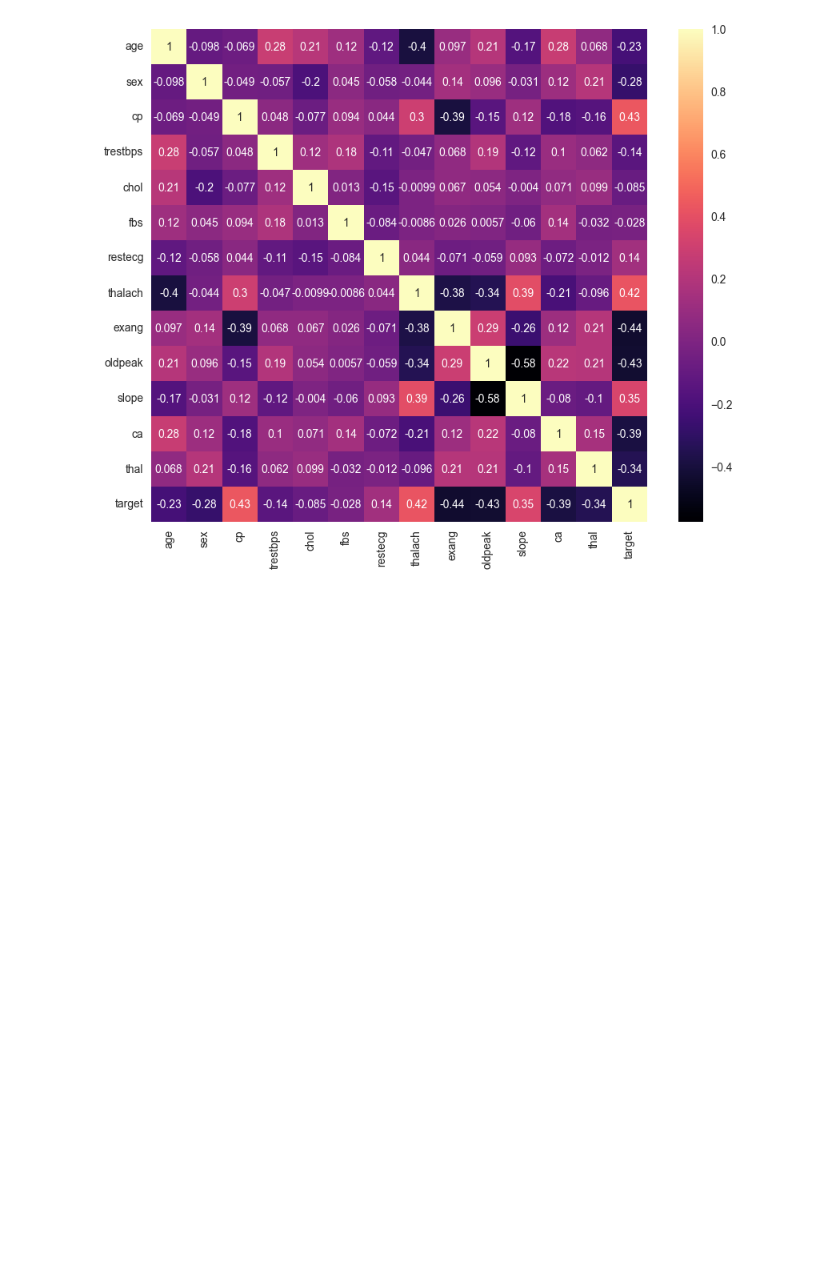
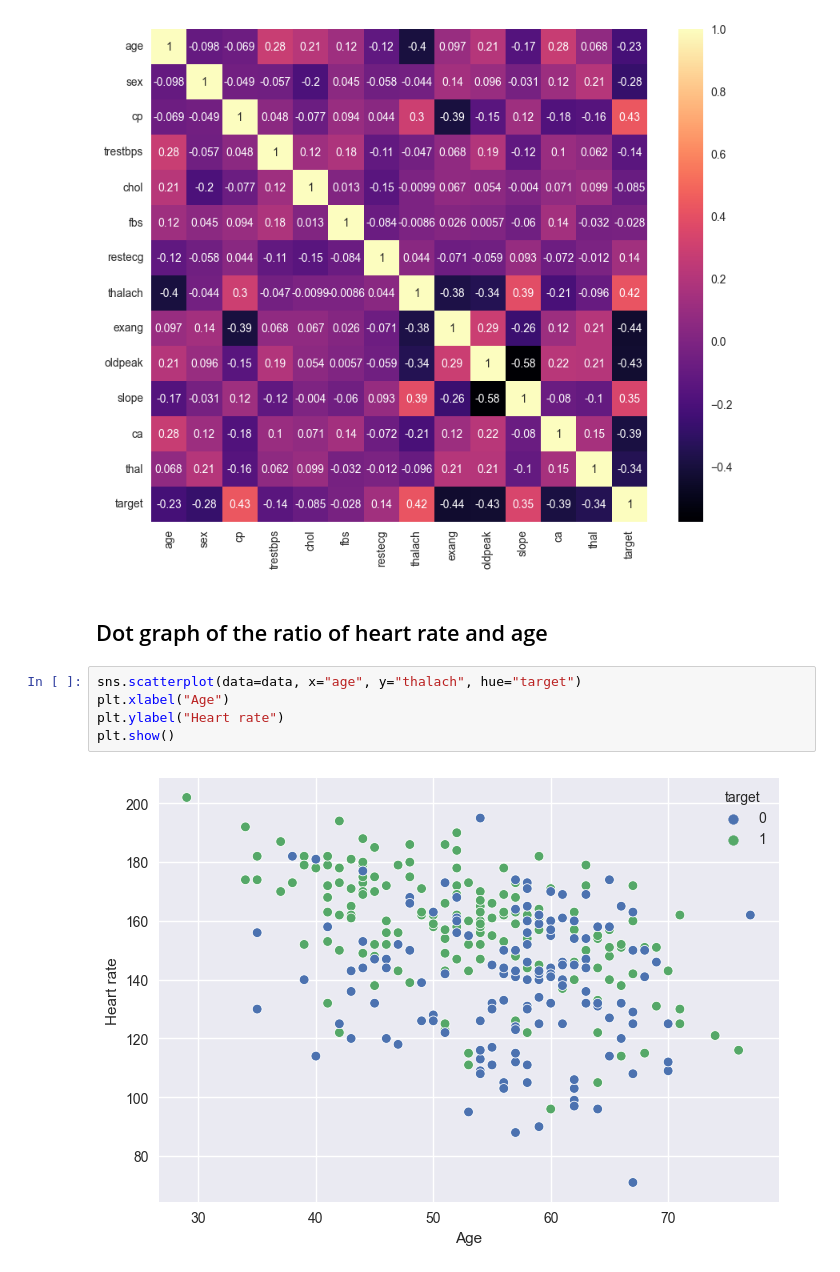
Before and after one commit to PedroAMtz/Heart_disease_prediction, a Jupyter notebook: data_exploration/Data_exploration.ipynb, the cells around one changed output. Saved outputs shown, nothing was run; the diff lists cells and outputs as text; blank space fills up the shorter version.

Commit message:
More plots in EDA

```diff
--- a/data_exploration/Data_exploration.ipynb
+++ b/data_exploration/Data_exploration.ipynb
@@ -176,3 +176,12 @@ sns.heatmap(corr_matrix, annot=True, cmap="magma")
 plt.show();
 # %% [output]
 [figure]
+# %% [markdown]
+## Dot graph of the ratio of heart rate and age
+# %%
+sns.scatterplot(data=data, x="age", y="thalach", hue="target")
+plt.xlabel("Age")
+plt.ylabel("Heart rate")
+plt.show()
+# %% [output]
+[figure, added]
```
Also changed, not shown: parts of 2 cells of this notebook.
